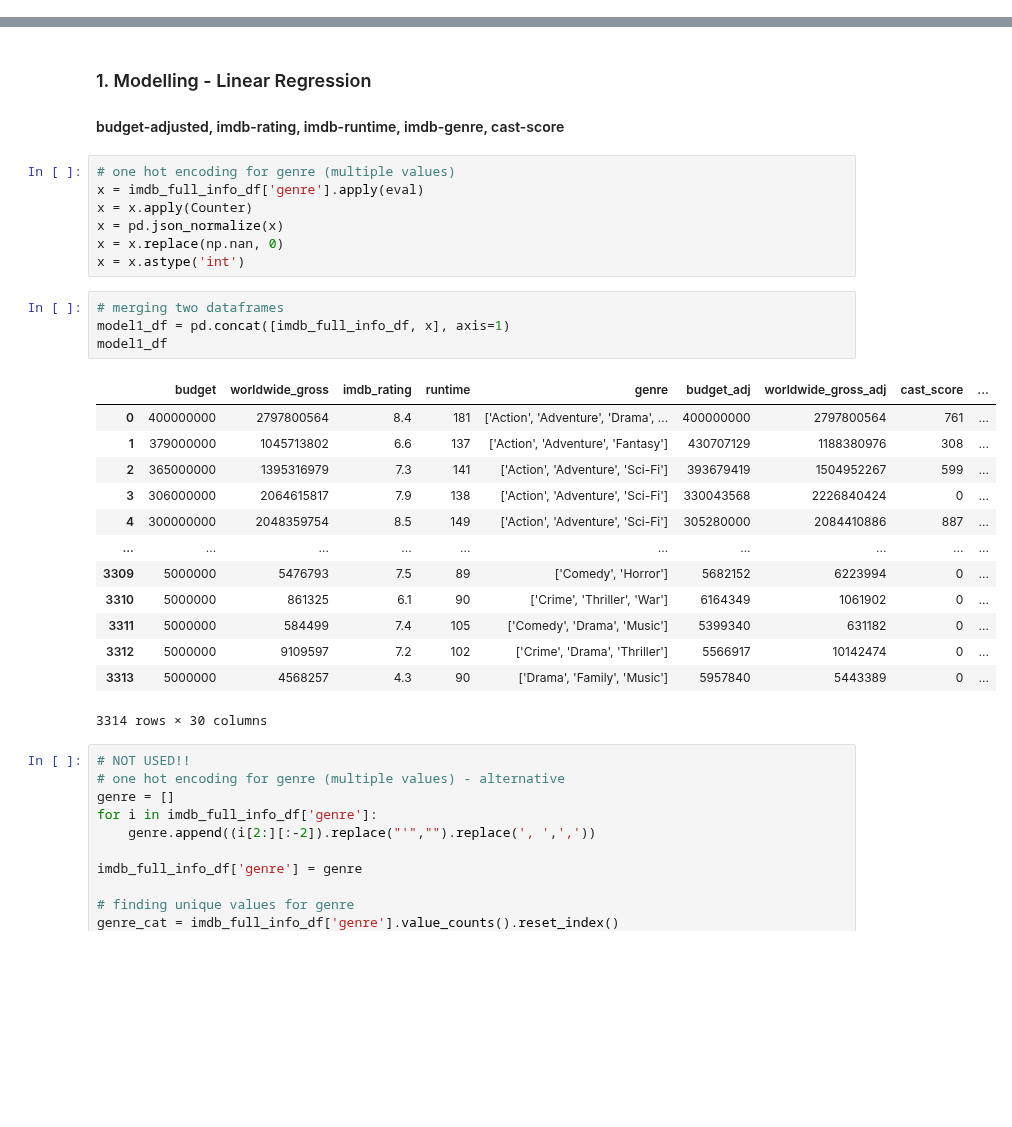
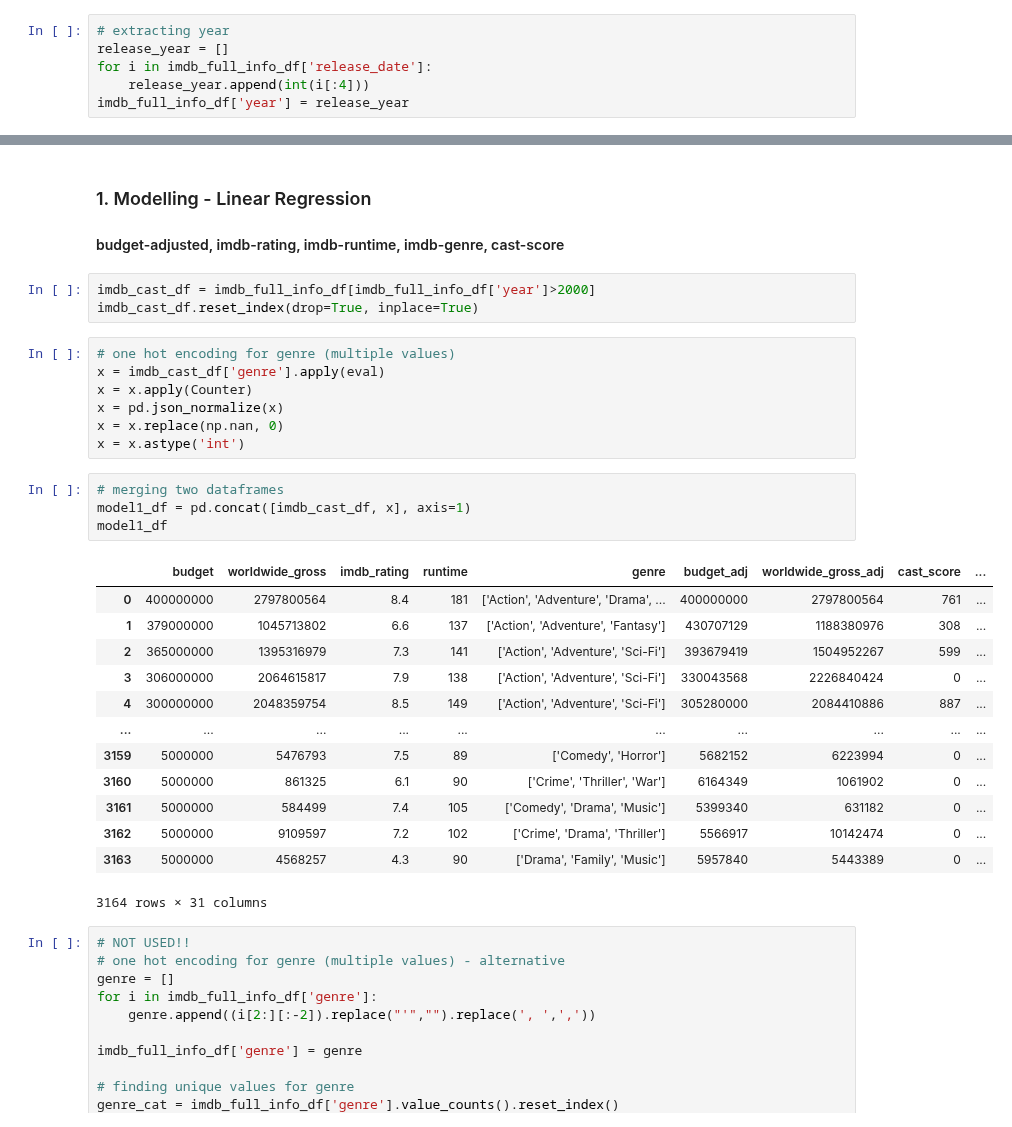
Before and after one commit to lmbauyeung/Final_Project, a Jupyter notebook: Modelling.ipynb, the cells around one changed output, grey strips where cells are left out. Cells and saved outputs as stored; diff of their text form; blank space fills up the shorter version.

```diff
--- a/Modelling.ipynb
+++ b/Modelling.ipynb
@@ -90,6 +90,12 @@ for i in imdb_full_info_df['runtime']:
     runtime.append(int(i[2:][:-2]))
 
 imdb_full_info_df['runtime'] = runtime
+# %%
+# extracting year
+release_year = []
+for i in imdb_full_info_df['release_date']:
+    release_year.append(int(i[:4]))
+imdb_full_info_df['year'] = release_year
 # %%
 # dropping irrelevant columns
 imdb_full_info_df.drop(columns=['release_date', 'domestic_gross', 'title', 'cast_1', 'cast_2', 'cast_3', 'movie_url', 'imdb_id', 'director', 'director.1','rating_check'], inplace=True)
@@ -143,31 +190,34 @@ Adjusted R2 is: 0.5656500070037831
 # %% [markdown]
 ### 1. Modelling - Linear Regression
 #### budget-adjusted, imdb-rating, imdb-runtime, imdb-genre, cast-score
+# %%
+imdb_cast_df = imdb_full_info_df[imdb_full_info_df['year']>2000]
+imdb_cast_df.reset_index(drop=True, inplace=True)
 # %%
 # one hot encoding for genre (multiple values)
-x = imdb_full_info_df['genre'].apply(eval)
+x = imdb_cast_df['genre'].apply(eval)
 x = x.apply(Counter)
 x = pd.json_normalize(x)
 x = x.replace(np.nan, 0)
 x = x.astype('int')
 # %%
 # merging two dataframes
-model1_df = pd.concat([imdb_full_info_df, x], axis=1)
+model1_df = pd.concat([imdb_cast_df, x], axis=1)
 model1_df
 # %% [output]
 |  | budget | worldwide_gross | imdb_rating | runtime | genre | budget_adj | worldwide_gross_adj | cast_score | ... |
 | 0 | 400000000 | 2797800564 | 8.4 | 181 | ['Action', 'Adventure', 'Drama', ... | 400000000 | 2797800564 | 761 | ... |
 | 1 | 379000000 | 1045713802 | 6.6 | 137 | ['Action', 'Adventure', 'Fantasy'] | 430707129 | 1188380976 | 308 | ... |
 | 2 | 365000000 | 1395316979 | 7.3 | 141 | ['Action', 'Adventure', 'Sci-Fi'] | 393679419 | 1504952267 | 599 | ... |
 | 3 | 306000000 | 2064615817 | 7.9 | 138 | ['Action', 'Adventure', 'Sci-Fi'] | 330043568 | 2226840424 | 0 | ... |
 | 4 | 300000000 | 2048359754 | 8.5 | 149 | ['Action', 'Adventure', 'Sci-Fi'] | 305280000 | 2084410886 | 887 | ... |
 | ... | ... | ... | ... | ... | ... | ... | ... | ... | ... |
-| 3309 | 5000000 | 5476793 | 7.5 | 89 | ['Comedy', 'Horror'] | 5682152 | 6223994 | 0 | ... |
-| 3310 | 5000000 | 861325 | 6.1 | 90 | ['Crime', 'Thriller', 'War'] | 6164349 | 1061902 | 0 | ... |
-| 3311 | 5000000 | 584499 | 7.4 | 105 | ['Comedy', 'Drama', 'Music'] | 5399340 | 631182 | 0 | ... |
-| 3312 | 5000000 | 9109597 | 7.2 | 102 | ['Crime', 'Drama', 'Thriller'] | 5566917 | 10142474 | 0 | ... |
-| 3313 | 5000000 | 4568257 | 4.3 | 90 | ['Drama', 'Family', 'Music'] | 5957840 | 5443389 | 0 | ... |
+| 3159 | 5000000 | 5476793 | 7.5 | 89 | ['Comedy', 'Horror'] | 5682152 | 6223994 | 0 | ... |
+| 3160 | 5000000 | 861325 | 6.1 | 90 | ['Crime', 'Thriller', 'War'] | 6164349 | 1061902 | 0 | ... |
+| 3161 | 5000000 | 584499 | 7.4 | 105 | ['Comedy', 'Drama', 'Music'] | 5399340 | 631182 | 0 | ... |
+| 3162 | 5000000 | 9109597 | 7.2 | 102 | ['Crime', 'Drama', 'Thriller'] | 5566917 | 10142474 | 0 | ... |
+| 3163 | 5000000 | 4568257 | 4.3 | 90 | ['Drama', 'Family', 'Music'] | 5957840 | 5443389 | 0 | ... |
-3314 rows × 30 columns
+3164 rows × 31 columns
 # %%
 # NOT USED!!
 # one hot encoding for genre (multiple values) - alternative
```
Also changed, not shown: parts of 58 cells of this notebook.
